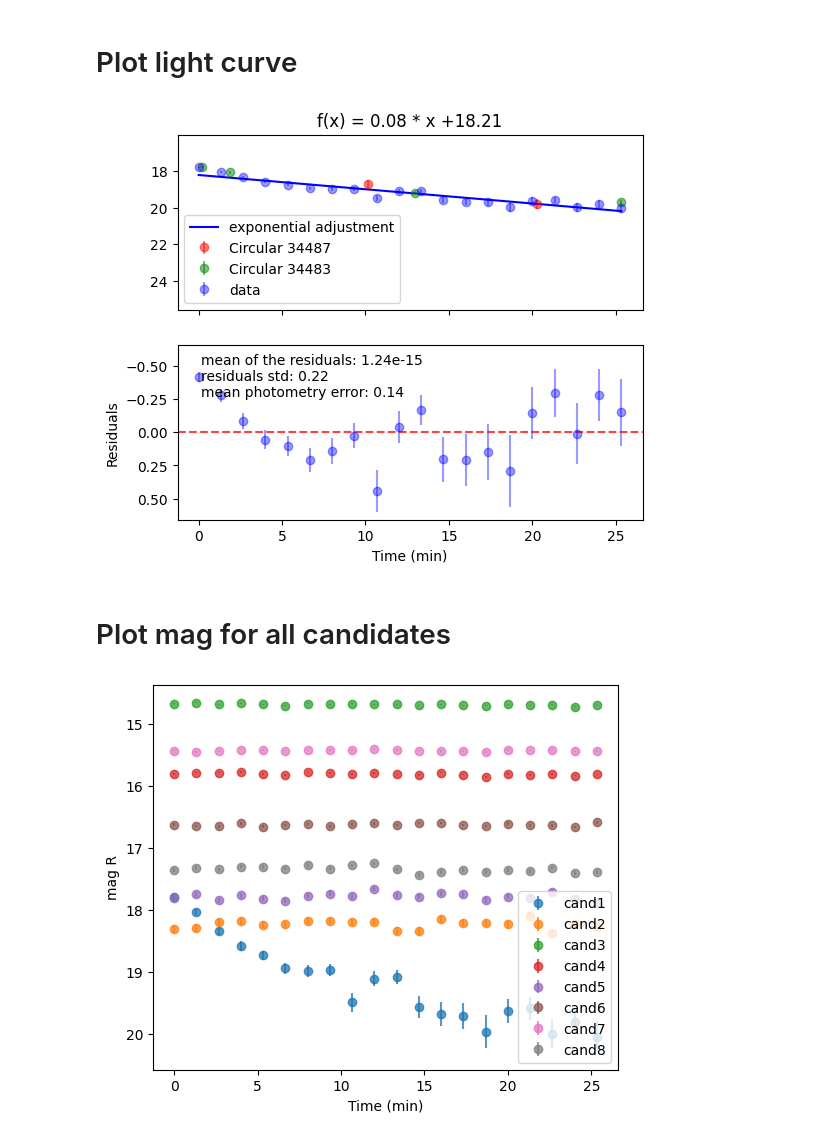
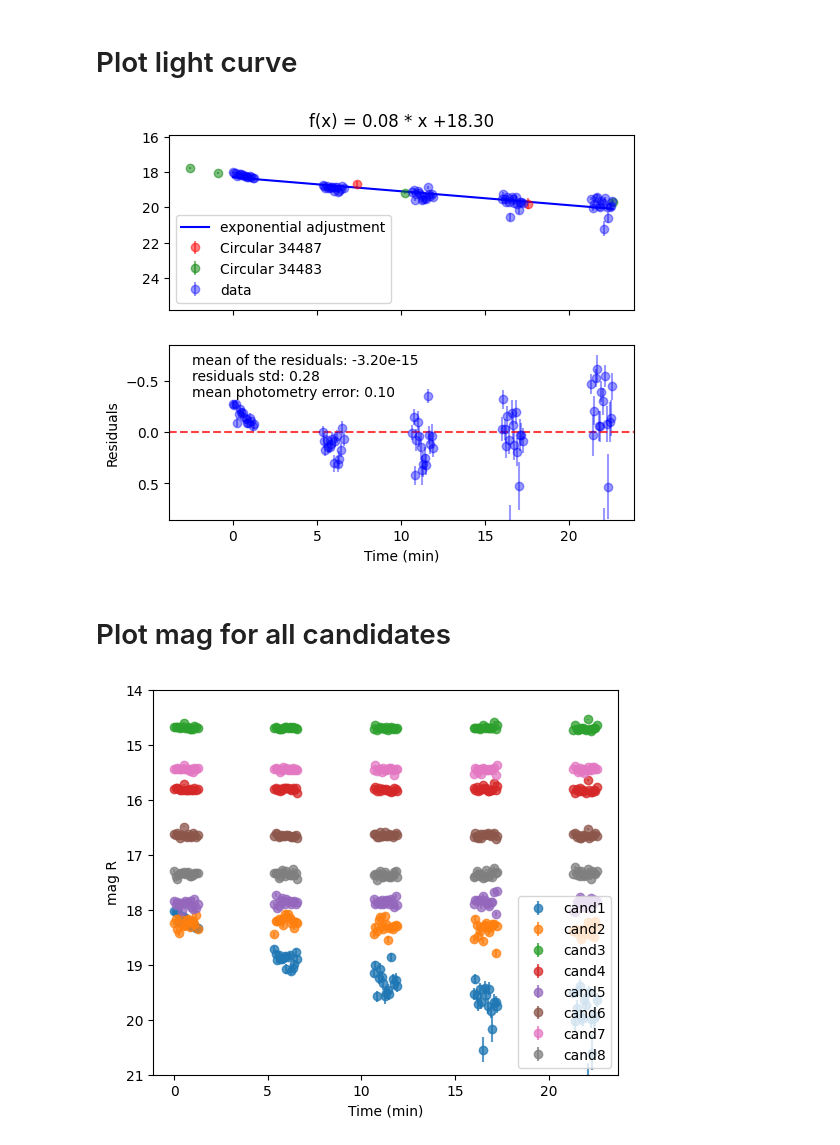
Before and after one commit to DBernardes/Tools-for-the-MOPTOP-pipeline-products, a Jupyter notebook: photometry_extraction.ipynb, the cells around one changed output. Cells and saved outputs as stored; diff of their text form; code cells hidden in the pictures.

```diff
--- a/photometry_extraction.ipynb
+++ b/photometry_extraction.ipynb
@@ -138,10 +183,16 @@ Set MJD-END to 60174.998280 from DATE-END'. [astropy.wcs.wcs]
 import pandas as pd
 import matplotlib.pyplot as plt
 
-target = "comparison3"
-file = os.path.join(src_path, "..", "photometry", f"{target}_cam4.csv")
+target = "candidate1"
+dest_files_path = os.path.join(src_path, "..", "polarimetry")  # TODO
+file = os.path.join(dest_files_path, f"{target}_cam4.csv")
 df = pd.read_csv(file)
-x, y, radius, photons = df["xcoord"], df["ycoord"], df["psf_radius"], df["star_photons"]
+x, y, radius, photons = (
+    df["xcoord"],
+    df["ycoord"],
+    df["star_radius"],
+    df["star_photons"],
+)
 x /= np.median(x)
 y /= np.median(y)
 radius /= np.median(radius)
@@ -161,20 +212,18 @@ import pandas as pd
 import matplotlib.pyplot as plt
 
 
-def read_csv_files(file):
-    df = pd.read_csv(csv_file)
-    comp = df["star_photons"]
-    comp_err = df["star_error"]
+def combine_cameras_flux(idx):
+    df_cam3 = pd.read_csv(os.path.join(dest_files_path, f"comparison{idx}_cam3.csv"))
+    df_cam4 = pd.read_csv(os.path.join(dest_files_path, f"comparison{idx}_cam4.csv"))
 
-    mjd = df["mjd"]
-    mjd = (mjd - mjd[0]) * 24 * 60
-
+    mjd = df_cam3["mjd"]
+    comp = df_cam3["star_photons"] + df_cam4["star_photons"]
+    comp_err = np.sqrt(df_cam3["star_error"] ** 2 + df_cam4["star_error"] ** 2)
     return mjd, comp, comp_err
 
 
-for idx in range(3):
-    csv_file = os.path.join(src_path, "..", "photometry", f"comparison{idx+1}_cam3.csv")
-    mjd, comp, comp_err = read_csv_files(csv_file)
+for idx in range(1, 4):
+    mjd, comp, comp_err = combine_cameras_flux(idx)
     plt.errorbar(mjd, comp, comp_err, fmt="o-", alpha=0.8, label=f"comparison {idx+1}")
 plt.legend()
 plt.xlabel("Time (min)")
@@ -341,9 +378,12 @@ def plot_circular_data(mjd_start: float, ax):
 
 
 def read_star_csv_files(candidate):
-    csv_path = os.path.join(src_path, "..", "photometry")
-    df_cam3 = pd.read_csv(os.path.join(csv_path, f"candidate{candidate}_cam3.csv"))
-    df_cam4 = pd.read_csv(os.path.join(csv_path, f"candidate{candidate}_cam4.csv"))
+    df_cam3 = pd.read_csv(
+        os.path.join(dest_files_path, f"candidate{candidate}_cam3.csv")
+    )
+    df_cam4 = pd.read_csv(
+        os.path.join(dest_files_path, f"candidate{candidate}_cam4.csv")
+    )
 
     cand = df_cam3["star_photons"] + df_cam4["star_photons"]
     cand_err = np.sqrt(df_cam3["star_error"] ** 2 + df_cam4["star_error"] ** 2)
@@ -376,36 +416,38 @@ plot_residuals(axs[1], norm_star, norm_err, linear_adjust, 3)
 plt.savefig(os.path.join(src_path, "..", "plots", "light_curve.png"))
 plt.show()
 # %% [output]
-[figure, old version]
+[figure, new version]
 # %% [markdown]
 # Plot mag for all candidates
 # %%
 mjd, comp, comp_err, mjd_start = read_comp_csv_files(comparisons_list)
 
 
 comp_magR = 14.543
 fig, ax = plt.subplots(1, 1, figsize=(6, 5), sharex="col", sharey="row")
 n_std = 3
 for idx in range(8):
     mjd, star, star_err = read_star_csv_files(candidate=idx + 1)
     star, star_err = calc_obj_magnitude(star, star_err, comp, comp_err, comp_magR)
     mean, std = np.mean(star), np.std(star)
 
     ax.errorbar(
         mjd,
         star,
         star_err,
         marker="o",
         alpha=0.75,
         ls="none",
         label=f"cand{idx+1}",
     )
 
-ax.invert_yaxis()
 plt.xlabel("Time (min)")
 plt.ylabel("mag R")
-ax.legend(loc="lower right")
+plt.ylim(14, 21)
+ax.invert_yaxis()
+
+plt.legend(loc="lower right")
 plt.savefig(os.path.join(src_path, "..", "plots", "all light curves.png"))
 plt.show()
 # %% [output]
-[figure, old version]
+[figure, new version]
```
Also changed, not shown: parts of 10 cells of this notebook, 6 other files.
